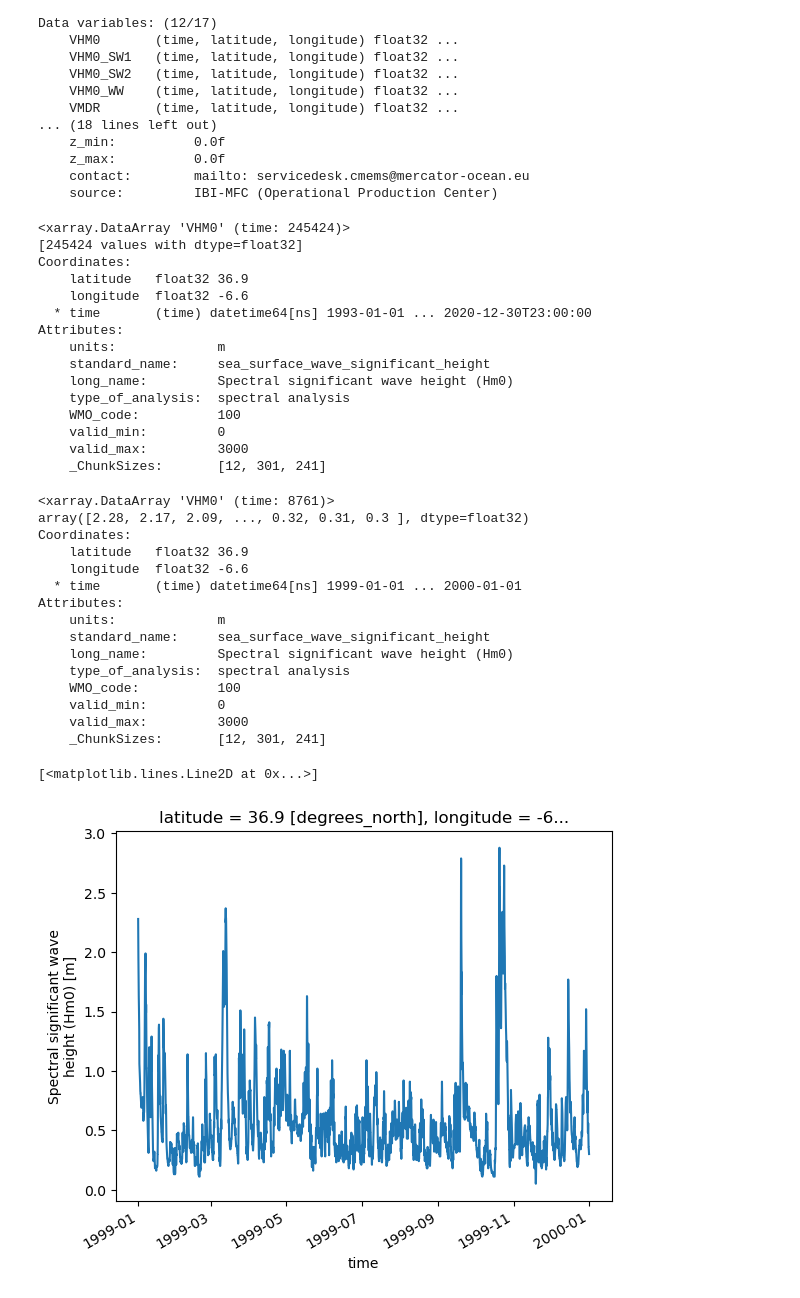
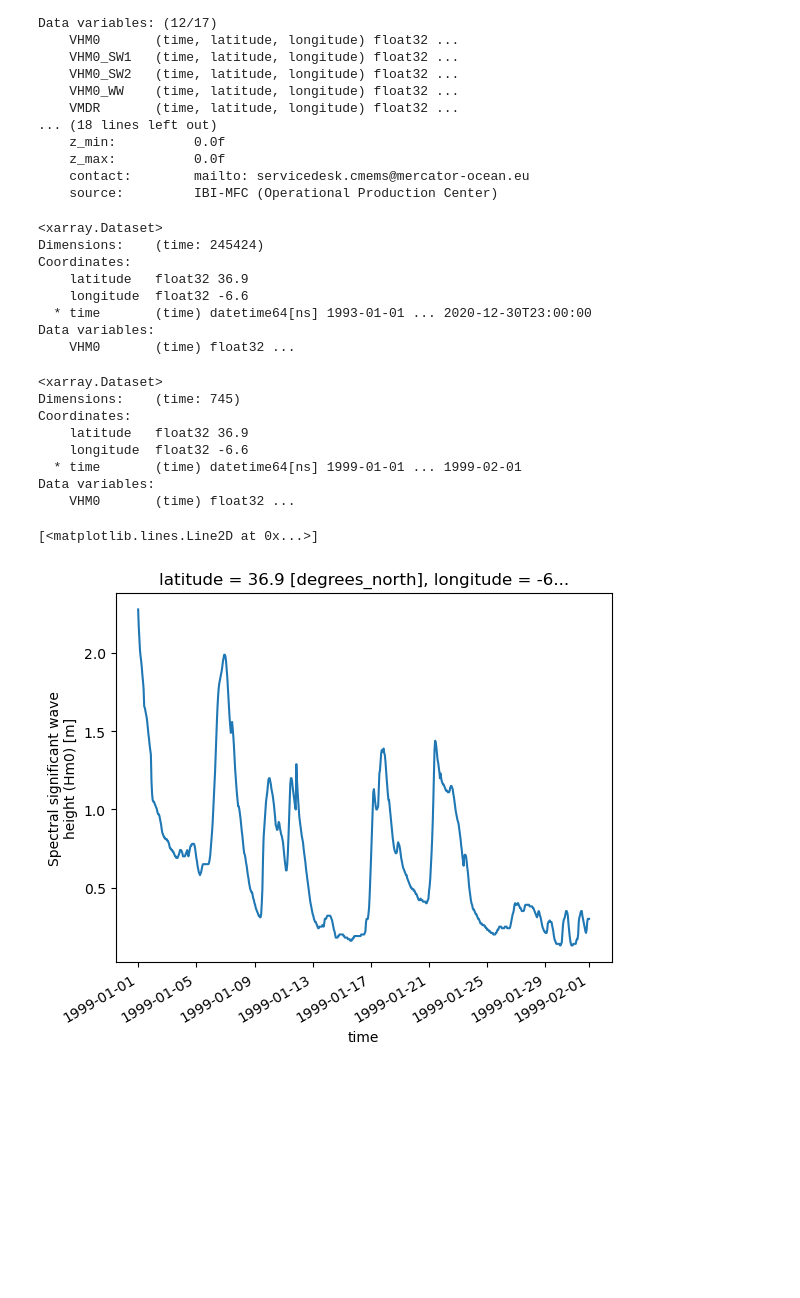
Before and after one commit to aragong/cmems_opendap, a Jupyter notebook: cmems_opendap.ipynb, the cells around one changed output. Cells and saved outputs as stored; diff of their text form; code cells hidden in the pictures; blank space fills up the shorter version.

```diff
--- a/cmems_opendap.ipynb
+++ b/cmems_opendap.ipynb
@@ -85,51 +96,40 @@ Data variables: (12/17)
 # Select 1 variable of the 17 available
 subset_ds = ds.get("VHM0")
 
+# You need to use dataset class to write in several netcdf files... I do not know if you can do it with datarray class.
+subset_ds = subset_ds.to_dataset()
+
 # Make spatial subset to nearest input point
 subset_ds = subset_ds.sel(longitude=-6.58, latitude=36.88, method="nearest")
 subset_ds
 # %% [output]
-<xarray.DataArray 'VHM0' (time: 245424)>
-[245424 values with dtype=float32]
+<xarray.Dataset>
+Dimensions:    (time: 245424)
 Coordinates:
     latitude   float32 36.9
     longitude  float32 -6.6
   * time       (time) datetime64[ns] 1993-01-01 ... 2020-12-30T23:00:00
-Attributes:
-    units:             m
-    standard_name:     sea_surface_wave_significant_height
-    long_name:         Spectral significant wave height (Hm0)
-    type_of_analysis:  spectral analysis
-    WMO_code:          100
-    valid_min:         0
-    valid_max:         3000
-    _ChunkSizes:       [12, 301, 241]
+Data variables:
+    VHM0       (time) float32 ...
 # %%
 # Make temporal subset
-subset_ds = subset_ds.sel(time=slice(datetime(1999,1,1), datetime(2000,1,1)))
+subset_ds = subset_ds.sel(time=slice(datetime(1999,1,1), datetime(1999,2,1)))
 subset_ds
 # %% [output]
-<xarray.DataArray 'VHM0' (time: 8761)>
-array([2.28, 2.17, 2.09, ..., 0.32, 0.31, 0.3 ], dtype=float32)
+<xarray.Dataset>
+Dimensions:    (time: 745)
 Coordinates:
     latitude   float32 36.9
     longitude  float32 -6.6
-  * time       (time) datetime64[ns] 1999-01-01 ... 2000-01-01
-Attributes:
-    units:             m
-    standard_name:     sea_surface_wave_significant_height
-    long_name:         Spectral significant wave height (Hm0)
-    type_of_analysis:  spectral analysis
-    WMO_code:          100
-    valid_min:         0
-    valid_max:         3000
-    _ChunkSizes:       [12, 301, 241]
+  * time       (time) datetime64[ns] 1999-01-01 ... 1999-02-01
+Data variables:
+    VHM0       (time) float32 ...
 # %%
 # Plot
-subset_ds.plot()
+subset_ds["VHM0"].plot()
 # %% [output]
 [<matplotlib.lines.Line2D at 0x...>]
-[figure, old version]
+[figure, new version]
 # %%
 # Write netcdf
 subset_ds.to_netcdf("VHM0.nc")
```
Also changed, not shown: parts of 4 cells of this notebook.
